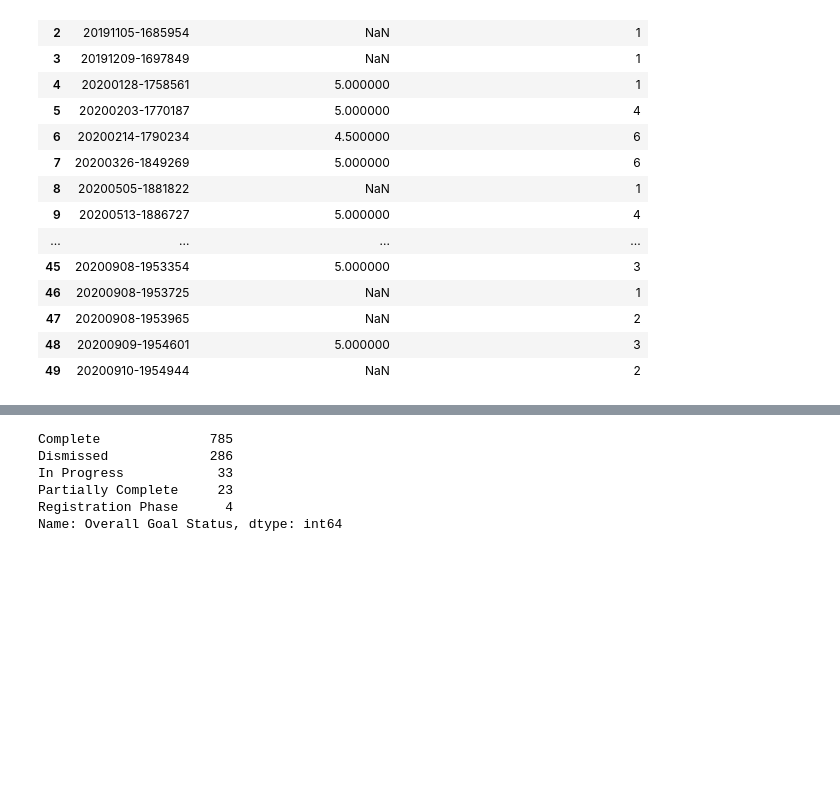
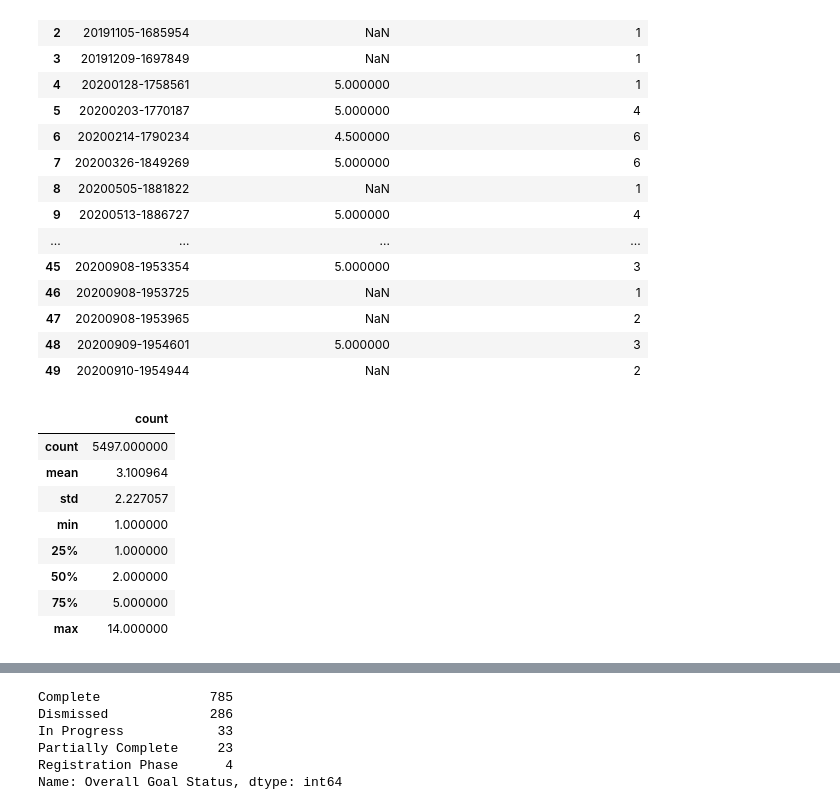
Before and after one commit to darneson1989/work2021, a Jupyter notebook: stagesofchange.ipynb, the cells around one changed output, grey strips where cells are left out. Saved outputs shown, nothing was run; the diff lists cells and outputs as text; code cells hidden in the pictures; blank space fills up the shorter version.

```diff
--- a/stagesofchange.ipynb
+++ b/stagesofchange.ipynb
@@ -104,6 +104,18 @@ goals.head(50)
 | 47 | 20200908-1953965 | NaN | 2 |
 | 48 | 20200909-1954601 | 5.000000 | 3 |
 | 49 | 20200910-1954944 | NaN | 2 |
+# %%
+goals['Weekly Coaching Engagement Unique ID'].describe()
+# %% [output]
+|  | count |
+| count | 5497.000000 |
+| mean | 3.100964 |
+| std | 2.227057 |
+| min | 1.000000 |
+| 25% | 1.000000 |
+| 50% | 2.000000 |
+| 75% | 5.000000 |
+| max | 14.000000 |
 # %%
 committedtakingaction = engagements[(engagements['Stage_of_change'].str.contains('10'))]
 committedtakingaction.head(20)
```
Also changed, not shown: parts of 10 cells of this notebook.
